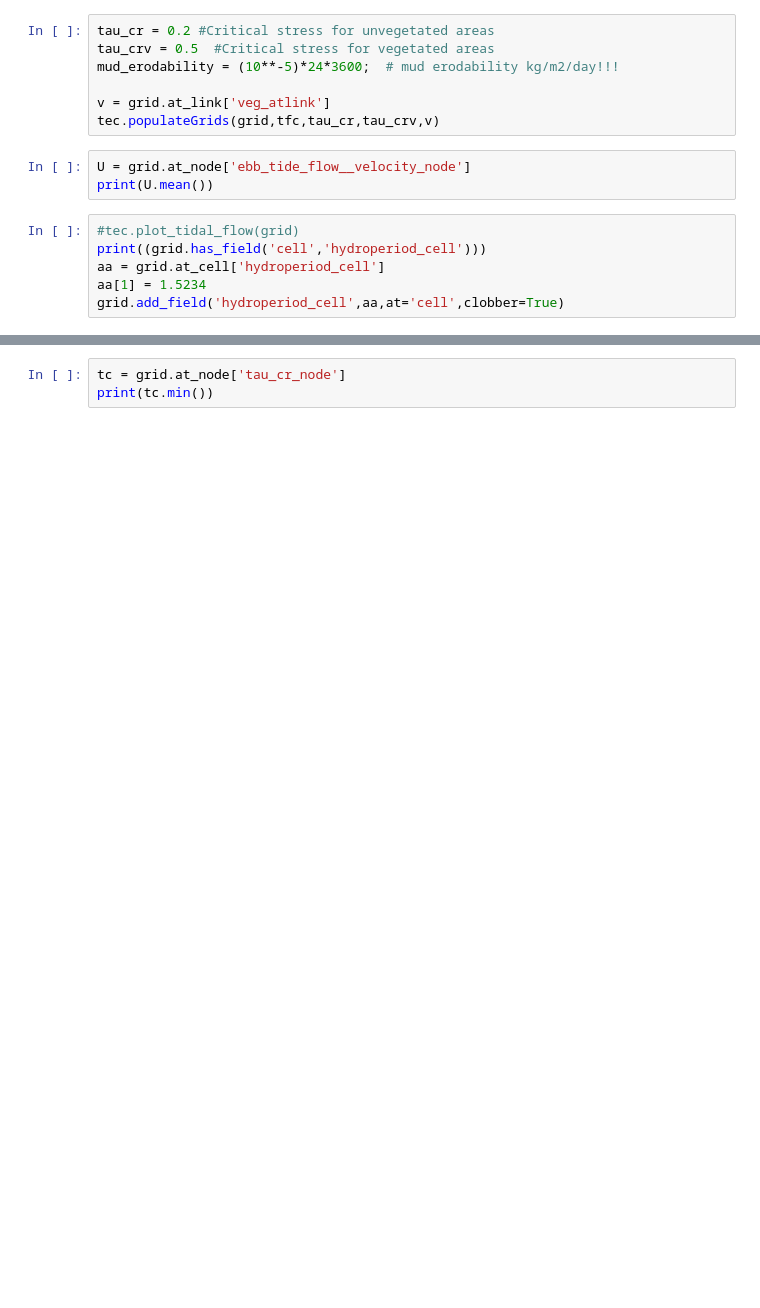
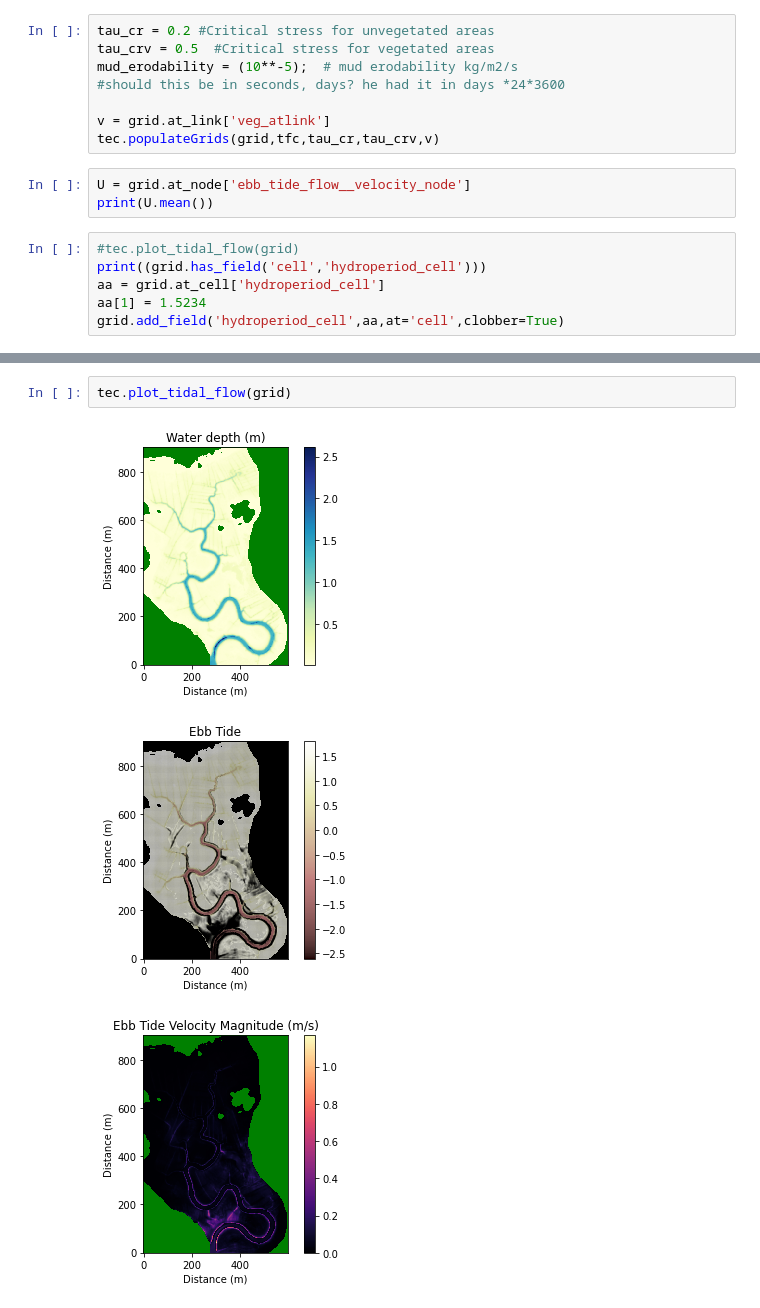
Before and after one commit to rmallen86/CoastalTeam, a Jupyter notebook: TidalFlow2ACO.ipynb, the cells around one changed output, grey strips where cells are left out. Drawn from its saved outputs; the diff is of its cells as text; blank space fills up the shorter version.

Commit message:
updated a bit, change erodability constant to s, decreases erosion...

```diff
--- a/TidalFlow2ACO.ipynb
+++ b/TidalFlow2ACO.ipynb
@@ -59,7 +59,8 @@ pre tfc:
 # %%
 tau_cr = 0.2 #Critical stress for unvegetated areas
 tau_crv = 0.5  #Critical stress for vegetated areas
-mud_erodability = (10**-5)*24*3600;  # mud erodability kg/m2/day!!!
+mud_erodability = (10**-5);  # mud erodability kg/m2/s
+#should this be in seconds, days? he had it in days *24*3600
 
 v = grid.at_link['veg_atlink']
 tec.populateGrids(grid,tfc,tau_cr,tau_crv,v)
@@ -122,3 +149,6 @@ for i in range(5):
-# %%
-tc = grid.at_node['tau_cr_node']
-print(tc.min())
+# %%
+tec.plot_tidal_flow(grid)
+# %% [output]
+[figure, added]
+[figure, added]
+[figure, added]
```
Also changed, not shown: parts of 4 cells of this notebook.
